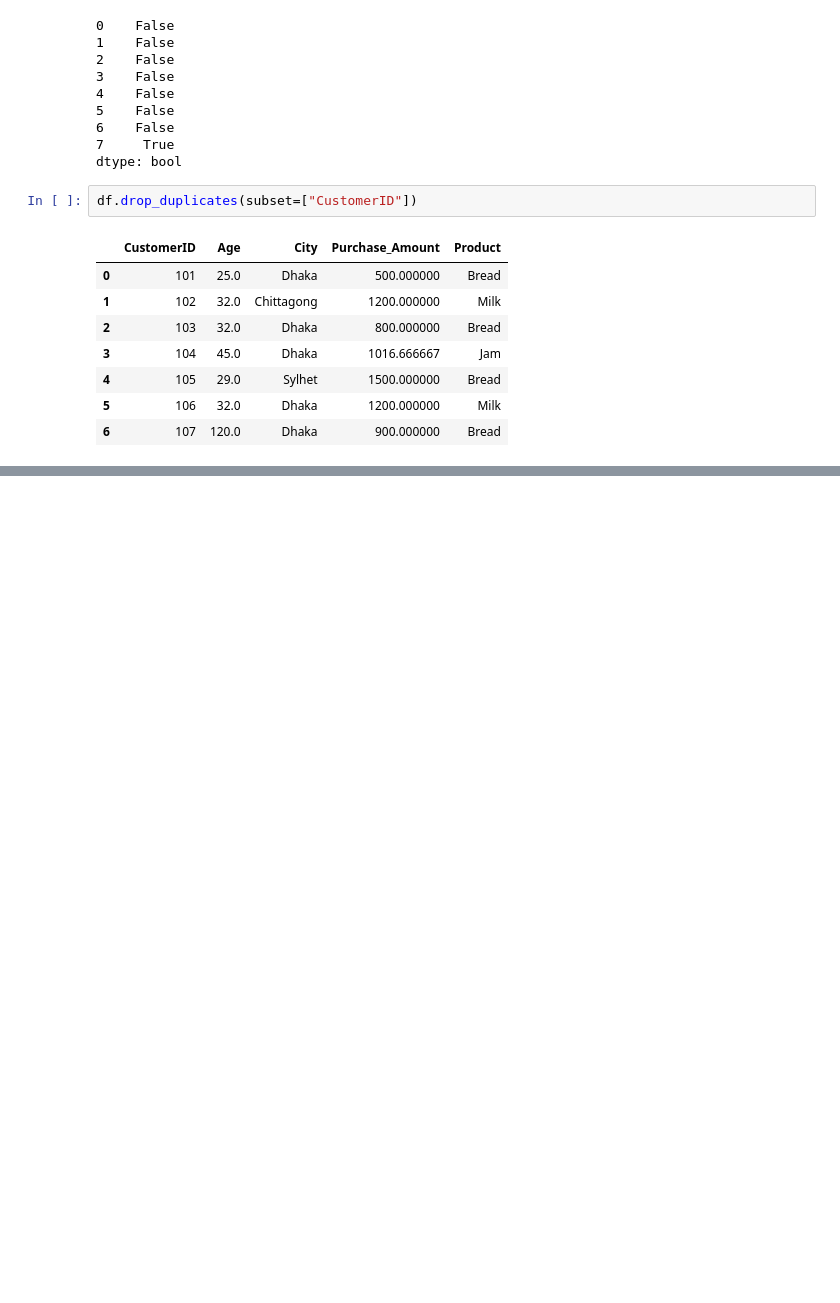
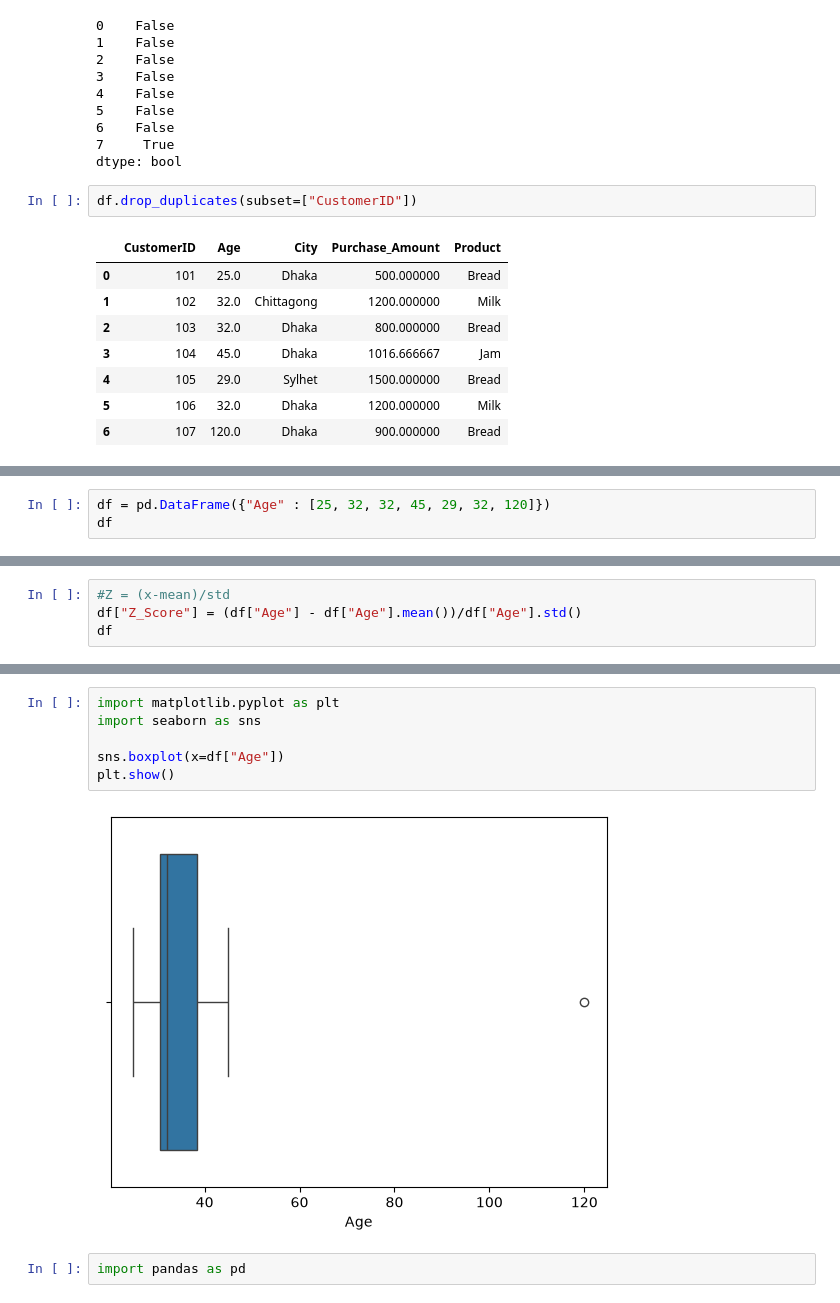
Before and after one commit to readulislamtamim/November-2026, a Jupyter notebook: Notebooks/Data_Mining_Practice_1.ipynb, the cells around one changed output, grey strips where cells are left out. Saved outputs shown, nothing was run; the diff lists cells and outputs as text; blank space fills up the shorter version.

```diff
--- a/Notebooks/Data_Mining_Practice_1.ipynb
+++ b/Notebooks/Data_Mining_Practice_1.ipynb
@@ -175,0 +243,3 @@ df.drop_duplicates(subset=["CustomerID"])
+# %%
+df = pd.DataFrame({"Age" : [25, 32, 32, 45, 29, 32, 120]})
+df
@@ -175,0 +255,4 @@ df.drop_duplicates(subset=["CustomerID"])
+# %%
+#Z = (x-mean)/std
+df["Z_Score"] = (df["Age"] - df["Age"].mean())/df["Age"].std()
+df
@@ -175,0 +275,10 @@ df.drop_duplicates(subset=["CustomerID"])
+# %%
+import matplotlib.pyplot as plt
+import seaborn as sns
+
+sns.boxplot(x=df["Age"])
+plt.show()
+# %% [output]
+[figure, added]
+# %%
+import pandas as pd
```
Also changed, not shown: parts of 46 cells of this notebook.
